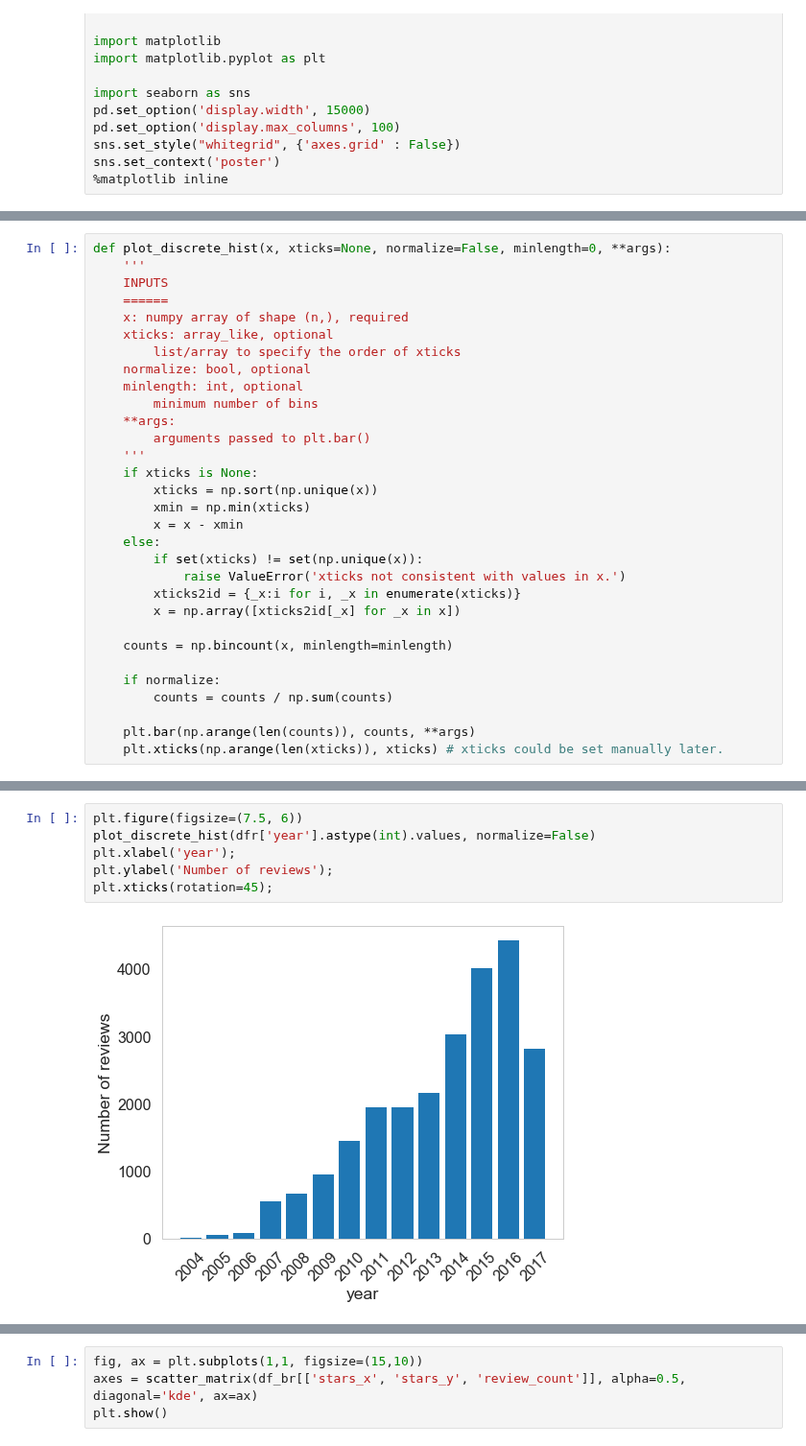
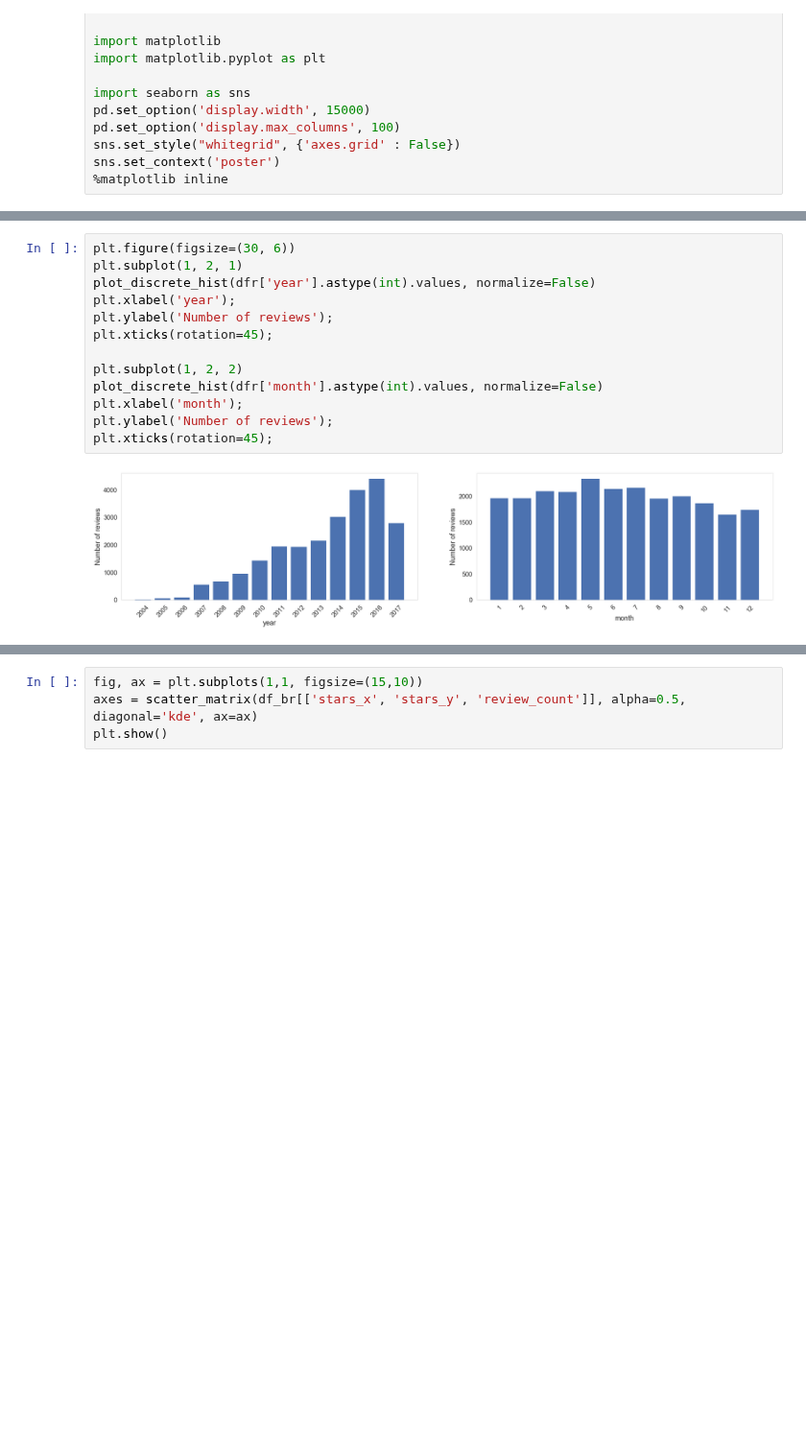
Before and after one commit to xuwd11/Recommender_Systems, a Jupyter notebook: 03_EDA.ipynb, the cells around one changed output, grey strips where cells are left out. Shown at 96% size. Cells and saved outputs as stored; diff of their text form; blank space fills up the shorter version.

```diff
--- a/03_EDA.ipynb
+++ b/03_EDA.ipynb
@@ -76,34 +106,3 @@ dfr.head()
 | 2 | 56 | 1 | 259145 | cU39f51OCGzn5vF_TvtO-g | I used to really like El Toro whi... | 3 | 2011-04-11 | 4 | 2 | 2011 | ... |
 | 3 | 56 | 0 | 412466 | 1lRmEQYCMtgG-bdPGtgudQ | As others have said, steer clear ... | 1 | 2011-06-20 | 1 | 0 | 2011 | ... |
 | 4 | 57 | 0 | 84515 | iX93LIaKvOvH152-5HeIQQ | I stayed at one of their Urbana l... | 4 | 2014-08-16 | 0 | 0 | 2014 | ... |
-# %%
-def plot_discrete_hist(x, xticks=None, normalize=False, minlength=0, **args):
-    '''
-    INPUTS
-    ======
-    x: numpy array of shape (n,), required
-    xticks: array_like, optional
-        list/array to specify the order of xticks
-    normalize: bool, optional
-    minlength: int, optional
-        minimum number of bins
-    **args:
-        arguments passed to plt.bar()
-    '''
-    if xticks is None:
-        xticks = np.sort(np.unique(x))
-        xmin = np.min(xticks)
-        x = x - xmin
-    else:
-        if set(xticks) != set(np.unique(x)):
-            raise ValueError('xticks not consistent with values in x.')
-        xticks2id = {_x:i for i, _x in enumerate(xticks)}
-        x = np.array([xticks2id[_x] for _x in x])
-
-    counts = np.bincount(x, minlength=minlength)
-
-    if normalize:
-        counts = counts / np.sum(counts)
-
-    plt.bar(np.arange(len(counts)), counts, **args)
-    plt.xticks(np.arange(len(xticks)), xticks) # xticks could be set manually later.
@@ -119,8 +120,15 @@ plt.ylabel('Frequency');
 # %%
-plt.figure(figsize=(7.5, 6))
+plt.figure(figsize=(30, 6))
+plt.subplot(1, 2, 1)
 plot_discrete_hist(dfr['year'].astype(int).values, normalize=False)
 plt.xlabel('year');
 plt.ylabel('Number of reviews');
 plt.xticks(rotation=45);
+
+plt.subplot(1, 2, 2)
+plot_discrete_hist(dfr['month'].astype(int).values, normalize=False)
+plt.xlabel('month');
+plt.ylabel('Number of reviews');
+plt.xticks(rotation=45);
 # %% [output]
-[figure, old version]
+[figure, new version]
```
Also changed, not shown: parts of 61 cells of this notebook.
